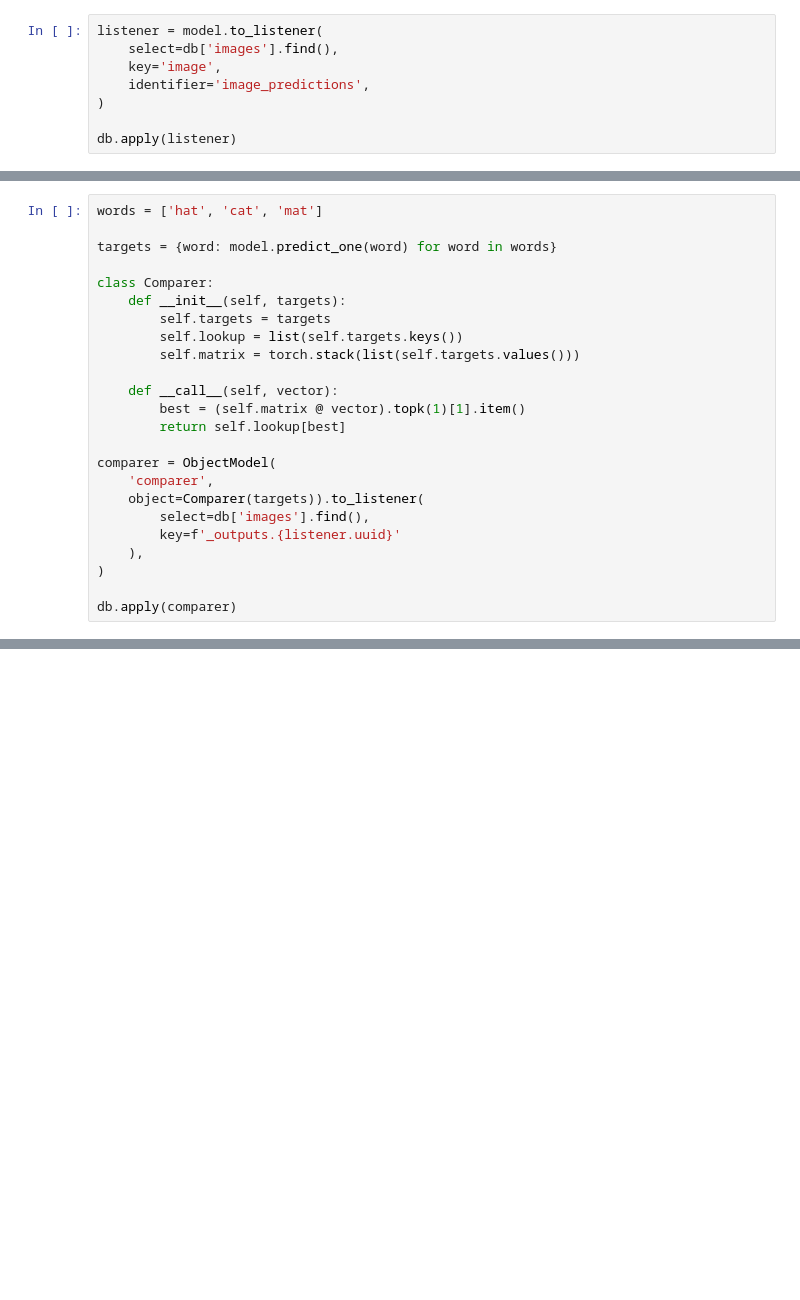
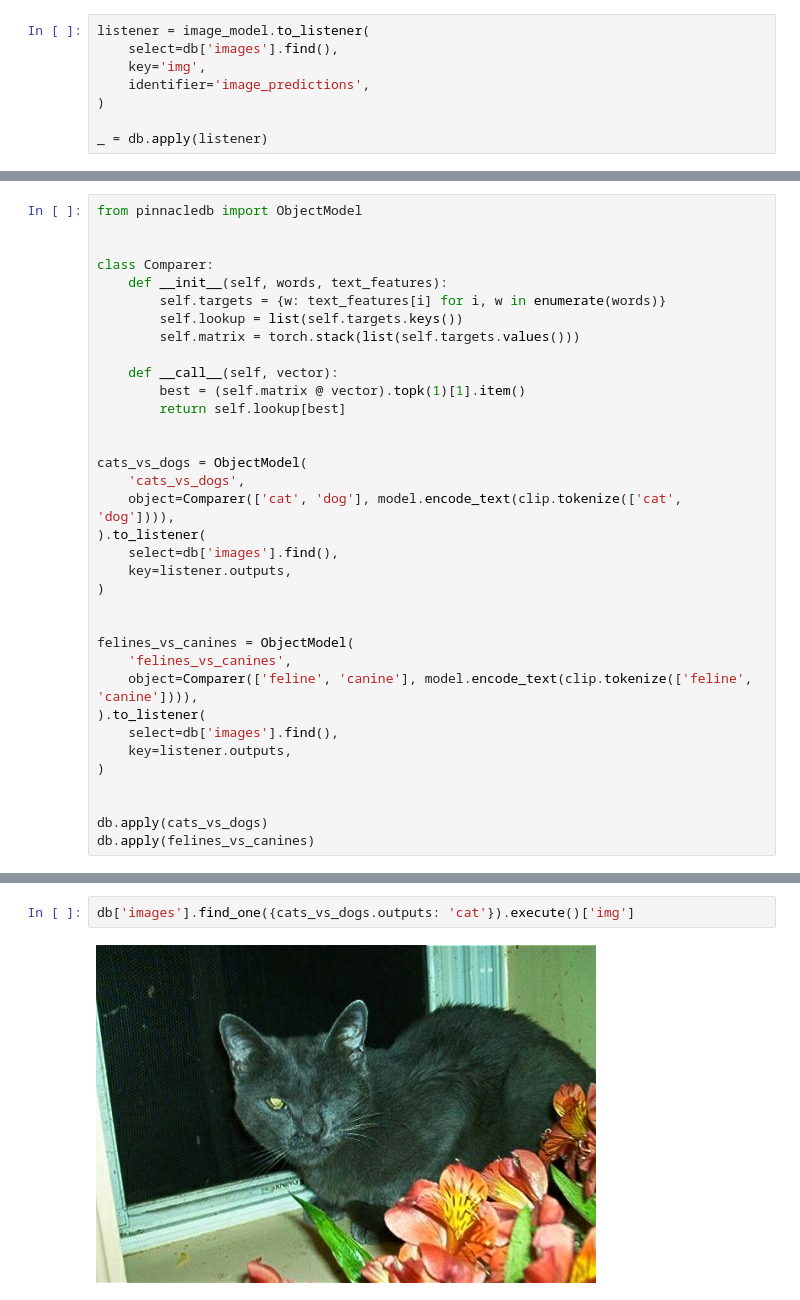
Before and after one commit to pinnacle-framework/Pinnacle, a Jupyter notebook: docs/content/tutorials/listening.ipynb, the cells around one changed output, grey strips where cells are left out. Cells and saved outputs as stored; diff of their text form; blank space fills up the shorter version.

```diff
--- a/docs/content/tutorials/listening.ipynb
+++ b/docs/content/tutorials/listening.ipynb
@@ -56,8 +162,8 @@ model = ObjectModel(
 # %%
-listener = model.to_listener(
+listener = image_model.to_listener(
     select=db['images'].find(),
-    key='image',
+    key='img',
     identifier='image_predictions',
 )
 
-db.apply(listener)
+_ = db.apply(listener)
@@ -64,11 +202,10 @@ db.apply(listener)
 # %%
-words = ['hat', 'cat', 'mat']
+from pinnacledb import ObjectModel
 
-targets = {word: model.predict_one(word) for word in words}
 
 class Comparer:
-    def __init__(self, targets):
-        self.targets = targets
+    def __init__(self, words, text_features):
+        self.targets = {w: text_features[i] for i, w in enumerate(words)}
         self.lookup = list(self.targets.keys())
         self.matrix = torch.stack(list(self.targets.values()))
 
@@ -76,12 +213,24 @@ class Comparer:
         best = (self.matrix @ vector).topk(1)[1].item()
         return self.lookup[best]
 
-comparer = ObjectModel(
-    'comparer',
-    object=Comparer(targets)).to_listener(
-        select=db['images'].find(),
-        key=f'_outputs.{listener.uuid}'
-    ),
+
+cats_vs_dogs = ObjectModel(
+    'cats_vs_dogs',
+    object=Comparer(['cat', 'dog'], model.encode_text(clip.tokenize(['cat', 'dog']))),
+).to_listener(
+    select=db['images'].find(),
+    key=listener.outputs,
 )
 
-db.apply(comparer)
+
+felines_vs_canines = ObjectModel(
+    'felines_vs_canines',
+    object=Comparer(['feline', 'canine'], model.encode_text(clip.tokenize(['feline', 'canine']))),
+).to_listener(
+    select=db['images'].find(),
+    key=listener.outputs,
+)
+
+
+db.apply(cats_vs_dogs)
+db.apply(felines_vs_canines)
@@ -87,0 +260,4 @@ db.apply(comparer)
+# %%
+db['images'].find_one({cats_vs_dogs.outputs: 'cat'}).execute()['img']
+# %% [output]
+[figure, added]
```
Also changed, not shown: parts of 33 cells of this notebook, 33 other files.
